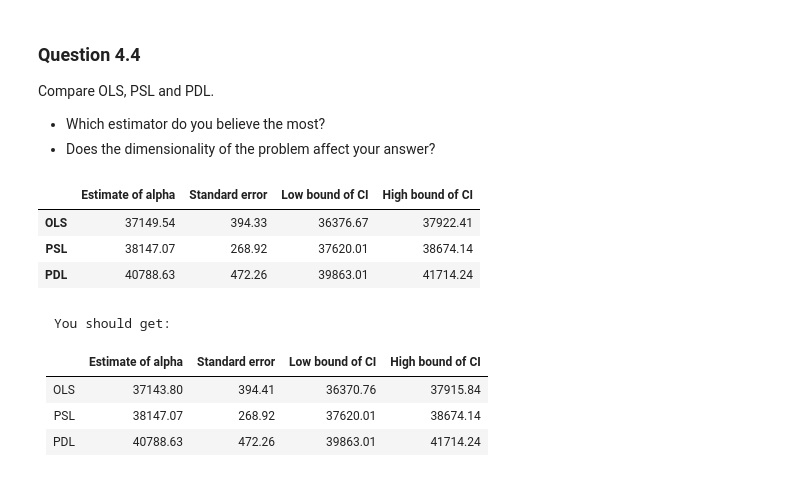
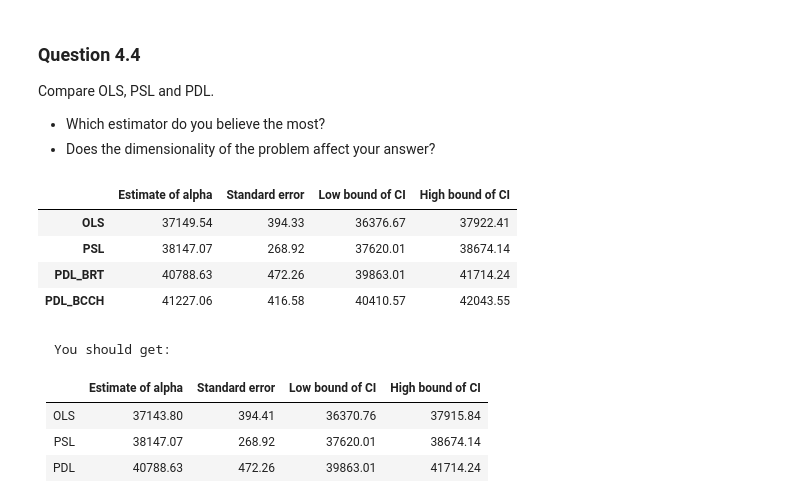
Before and after one commit to sgv491/AED, a Jupyter notebook: Week 4/5_ex_post.ipynb, the cells around one changed output. Cells and saved outputs as stored; diff of their text form; code cells hidden in the pictures.

```diff
--- a/Week 4/5_ex_post.ipynb
+++ b/Week 4/5_ex_post.ipynb
@@ -455,3 +474,7 @@ CI_high_PDL = alpha_PDL + q * se_PDL
 print("CI_PDL = ",(CI_low_PDL.round(2),CI_high_PDL.round(2)))
 # %% [output]
 CI_PDL =  (39863.01, 41714.24)
+# %%
+# Helper arrays for BCCH implementation
+y_vec = np.asarray(y, dtype=float)
+d_vec = np.asarray(d, dtype=float)
@@ -457,0 +499,6 @@ CI_PDL =  (39863.01, 41714.24)
+# %%
+# Second-stage Lasso under BCCH penalty: d on Z
+fit_BCCHdz = Lasso(alpha=penalty_BCCHdz, max_iter=100000).fit(Z_stan, d_vec)
+coefs_BCCHdz = fit_BCCHdz.coef_
+resdz_BCCH = d_vec - fit_BCCHdz.predict(Z_stan)
+print("First coefficient (BCCH, d-equation) =", np.round(coefs_BCCHdz[0], 2))
@@ -457,0 +507,13 @@ CI_PDL =  (39863.01, 41714.24)
+# %%
+# Post-double Lasso estimate using BCCH penalties
+q = norm.ppf(1 - 0.025)
+alpha_PDL_BCCH = (resdz_BCCH @ resyxz_BCCH) / (resdz_BCCH @ d_vec)
+num_bcch = (resdz_BCCH**2 @ resyx_BCCH**2) / N
+den_bcch = (resdz_BCCH @ resdz_BCCH / N)**2
+sigma2_PDL_BCCH = num_bcch / den_bcch
+se_PDL_BCCH = np.sqrt(sigma2_PDL_BCCH / N)
+CI_low_PDL_BCCH = alpha_PDL_BCCH - q * se_PDL_BCCH
+CI_high_PDL_BCCH = alpha_PDL_BCCH + q * se_PDL_BCCH
+print(f"alpha_PDL_BCCH = {alpha_PDL_BCCH:.2f}")
+print(f"se_PDL_BCCH = {se_PDL_BCCH:.2f}")
+print("CI_PDL_BCCH = ", (round(CI_low_PDL_BCCH, 2), round(CI_high_PDL_BCCH, 2)))
@@ -463,24 +529,27 @@ Compare OLS, PSL and PDL.
 - Which estimator do you believe the most?
 - Does the dimensionality of the problem affect your answer?
 # %%
-# Create a dictionary with the results
-results = {'OLS': [alpha_OLS, se_OLS, CI_low_OLS, CI_high_OLS],
-           'PSL': [alpha_PSL, se_PSL, CI_low_PSL, CI_high_PSL],
-           'PDL': [alpha_PDL, se_PDL, CI_low_PDL, CI_high_PDL]}
+# Summary table including BCCH-adjusted PDL
+results = {
+    'OLS': [alpha_OLS, se_OLS, CI_low_OLS, CI_high_OLS],
+    'PSL': [alpha_PSL, se_PSL, CI_low_PSL, CI_high_PSL],
+    'PDL_BRT': [alpha_PDL, se_PDL, CI_low_PDL, CI_high_PDL],
+    'PDL_BCCH': [alpha_PDL_BCCH, se_PDL_BCCH, CI_low_PDL_BCCH, CI_high_PDL_BCCH]
+}
 
-# Create a dataframe from the dictionary
-df_results = pd.DataFrame.from_dict(results, orient='index', columns=['Estimate of alpha', 'Standard error', 'Low bound of CI', 'High bound of CI'])
+df_results = pd.DataFrame.from_dict(
+    results,
+    orient='index',
+    columns=['Estimate of alpha', 'Standard error', 'Low bound of CI', 'High bound of CI']
+).round(2)
 
-# Format the dataframe to two digits after the comma
-df_results = df_results.round(2)
-
-# Display the dataframe
 df_results
 # %% [output]
 |  | Estimate of alpha | Standard error | Low bound of CI | High bound of CI |
 | OLS | 37149.54 | 394.33 | 36376.67 | 37922.41 |
 | PSL | 38147.07 | 268.92 | 37620.01 | 38674.14 |
-| PDL | 40788.63 | 472.26 | 39863.01 | 41714.24 |
+| PDL_BRT | 40788.63 | 472.26 | 39863.01 | 41714.24 |
+| PDL_BCCH | 41227.06 | 416.58 | 40410.57 | 42043.55 |
 # %% [markdown]
     You should get:
 |      | Estimate of alpha | Standard error | Low bound of CI | High bound of CI |
```
Also changed, not shown: parts of 8 cells of this notebook, 1 other file.
